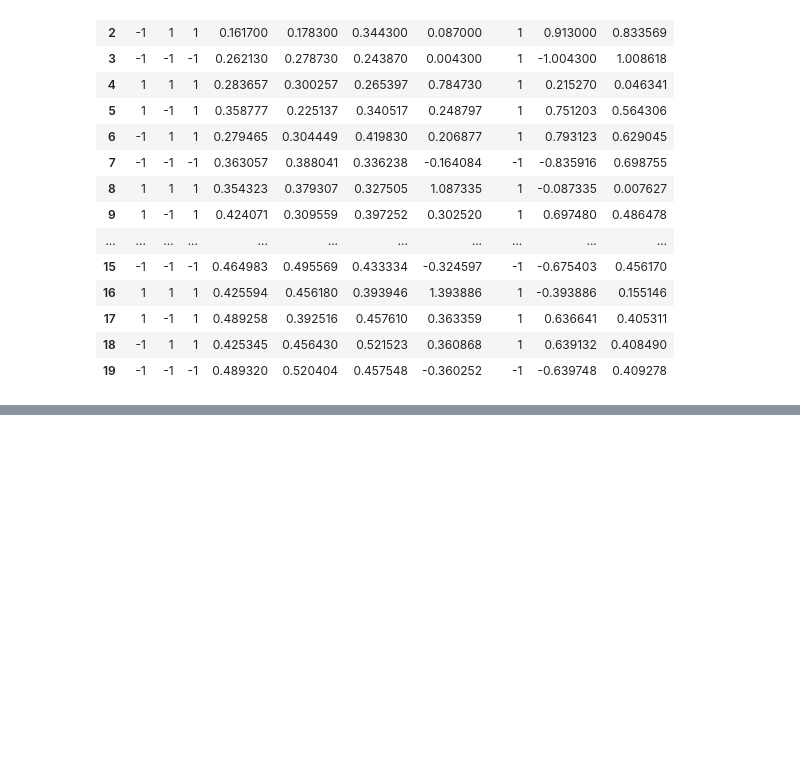
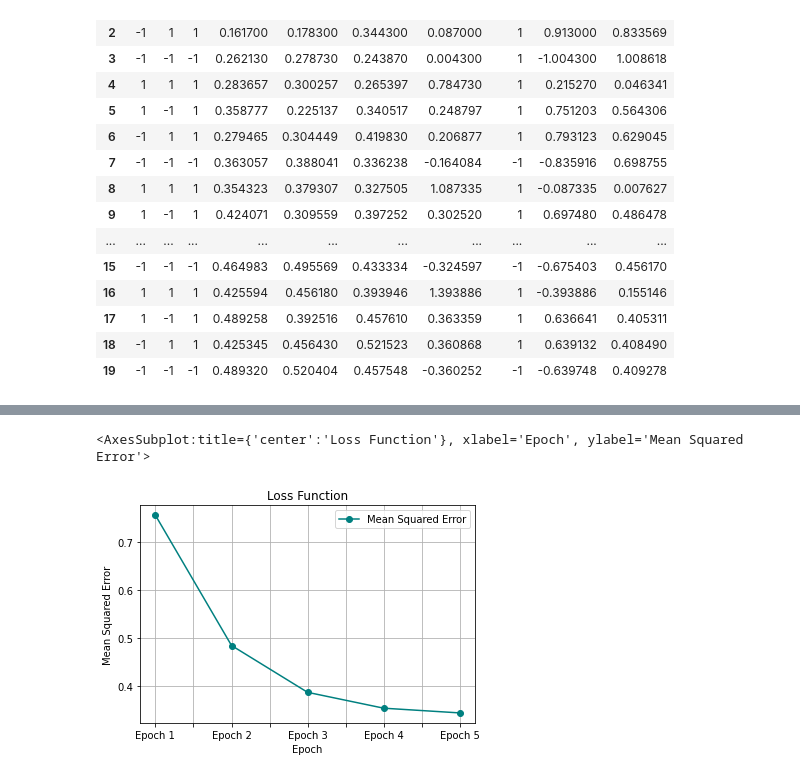
Before and after one commit to aayushi0402/NeuralNetworks_DeepLearning, a Jupyter notebook: Adaline&Madaline.ipynb, the cells around one changed output, grey strips where cells are left out. Cells and saved outputs as stored; diff of their text form; code cells hidden in the pictures; blank space fills up the shorter version.

Commit message:
add error graph

```diff
--- a/Adaline&Madaline.ipynb
+++ b/Adaline&Madaline.ipynb
@@ -99,7 +101,7 @@ def plot_type(plt_type):
         if plt_type == "or":
             x, y = inputs.T
             fig, ax = plt.subplots(figsize=(11,8))
-            plt.title('AND Gate Target Plot and Classifier Line')
+            plt.title('OR Gate Target Plot and Classifier Line')
             x2 = []
             for i in range(0,len(x)):
                 if (x[i]==-1 and y[i]==-1):
@@ -117,6 +119,7 @@ def AdalineNetwork(inputs,wt,tgt,epoch,learning_rate,bias,activation="bipolar_st
             epoch(int): Number of epochs
             learning_rate(float): Learning rate
             bias(float): Bias for the perceptron
+            activation(str): The type of activation function to be applied
             plot(bool): Plots the Target.
             Turn to True if you want to plot the graph.
     """
@@ -163,12 +166,12 @@ def AdalineNetwork(inputs,wt,tgt,epoch,learning_rate,bias,activation="bipolar_st
             data.extend([bias,yin,yout,tgt[i]-yin,(tgt[i]-yin)**2])
             rows.append(data)
             errors.append((tgt[i]-yin)**2)
-        epoch_errors.append(sum(errors))
+        epoch_errors.append(sum(errors)/len(errors))
     #print(rows)
     df = pd.DataFrame(rows, columns=cols)
     if plt_type:
         plot_type(plt_type)
-    print(epoch_errors)
+    #print(epoch_errors)
     error_df = pd.DataFrame(columns=['Mean Squared Error'])
     for i in epoch_errors:
         error_df.loc[f"Epoch {epoch_errors.index(i)+1}",'Mean Squared Error'] = i
@@ -215,0 +218,5 @@ error_df
+# %%
+error_df.plot(kind="line",title="Loss Function", xlabel="Epoch",ylabel="Mean Squared Error",color="teal", grid=True,marker='o')
+# %% [output]
+<AxesSubplot:title={'center':'Loss Function'}, xlabel='Epoch', ylabel='Mean Squared Error'>
+[figure, added]
```
Also changed, not shown: parts of 4 cells of this notebook.
